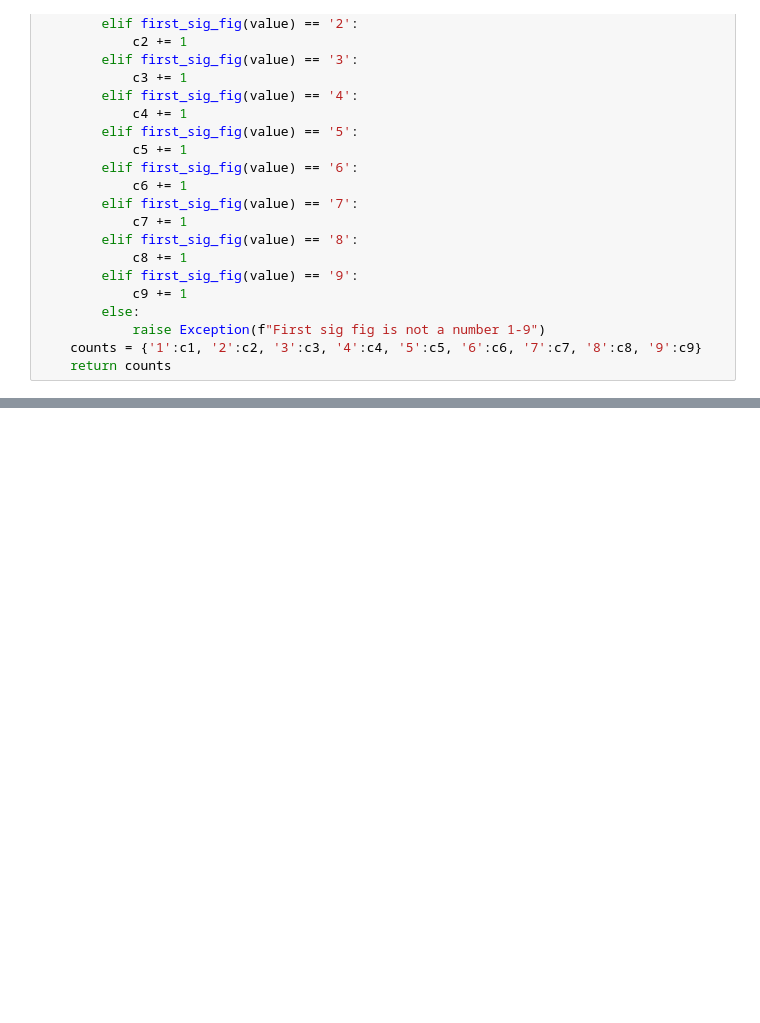
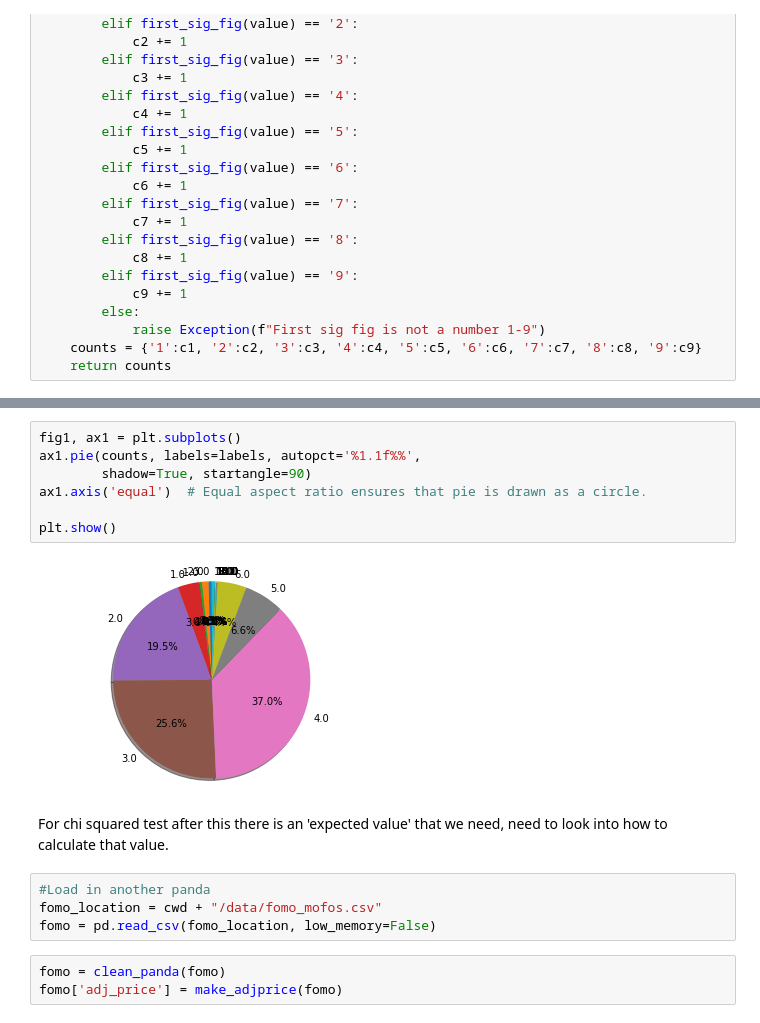
Before and after one commit to Cwolfe13/NFT-Wash-Analysis, a Jupyter notebook: benford.ipynb, the cells around one changed output, grey strips where cells are left out. Drawn from its saved outputs; the diff is of its cells as text; blank space fills up the shorter version.

```diff
--- a/benford.ipynb
+++ b/benford.ipynb
@@ -142,0 +243,18 @@ temp.isna().sum()
+# %%
+fig1, ax1 = plt.subplots()
+ax1.pie(counts, labels=labels, autopct='%1.1f%%',
+        shadow=True, startangle=90)
+ax1.axis('equal')  # Equal aspect ratio ensures that pie is drawn as a circle.
+
+plt.show()
+# %% [output]
+[figure, added]
+# %% [markdown]
+For chi squared test after this there is an 'expected value' that we need, need to look into how to calculate that value.
+# %%
+#Load in another panda
+fomo_location = cwd + "/data/fomo_mofos.csv"
+fomo = pd.read_csv(fomo_location, low_memory=False)
+# %%
+fomo = clean_panda(fomo)
+fomo['adj_price'] = make_adjprice(fomo)
```
Also changed, not shown: parts of 23 cells of this notebook, 2 other files.
